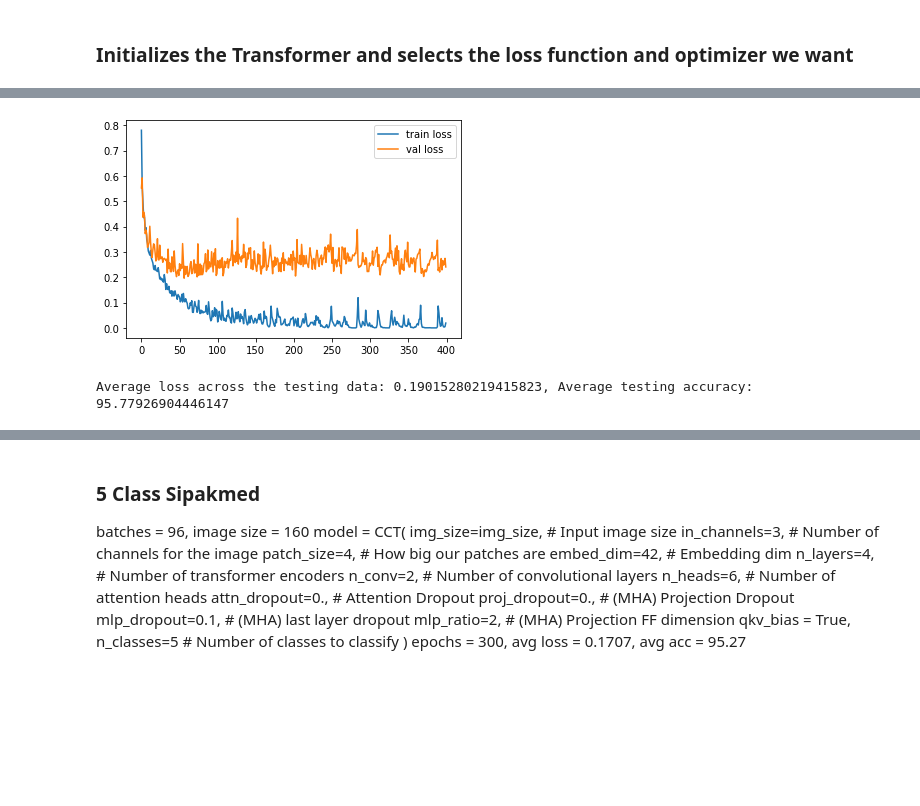
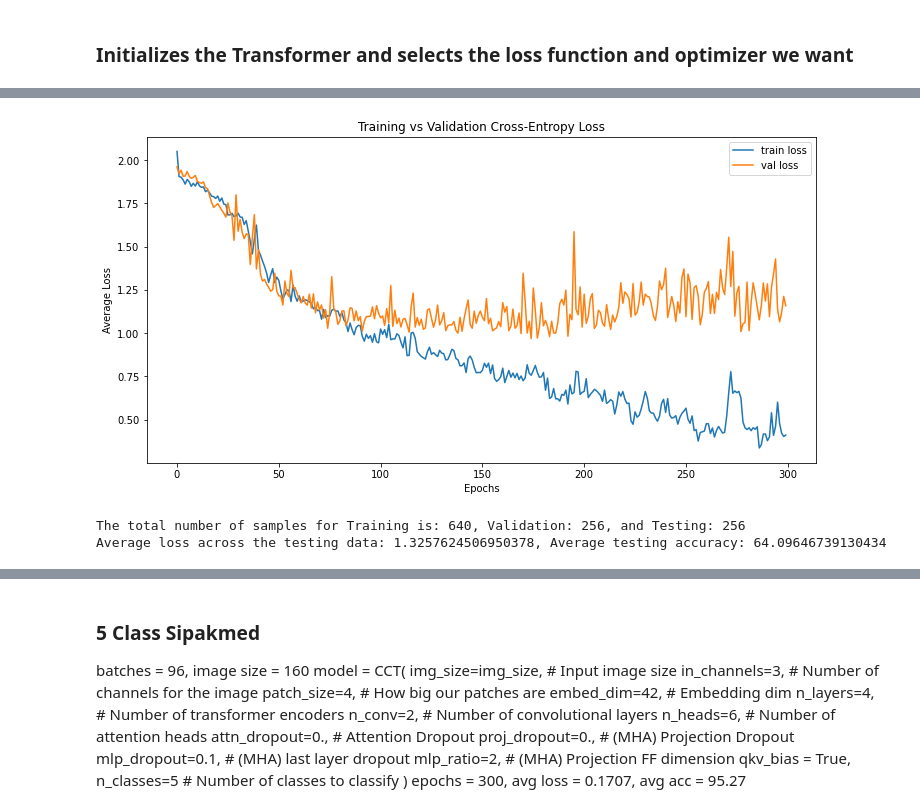
Before and after one commit to TFielloii/ERAU_MA540_Team5, a Jupyter notebook: CCT_Cervical_Cancer.ipynb, the cells around one changed output, grey strips where cells are left out. Cells and saved outputs as stored; diff of their text form; code cells hidden in the pictures; blank space fills up the shorter version.

```diff
--- a/CCT_Cervical_Cancer.ipynb
+++ b/CCT_Cervical_Cancer.ipynb
@@ -636,11 +640,12 @@ def concat_data(batch_size=128, img_size=32):
     return(Dtr, Dva, Dte)
 # %%
 #The corresponding class labels
-batch_size=64
-img_size=84
-classes = ('Benign', 'Normal', 'Abnormal')
+batch_size=128
+img_size=64
+#classes = ('Benign', 'Normal', 'Abnormal')
 #classes = ('Superficial-Intermediate','Parabasal','Koilocytotic','Dyskeratotic','Metaplastic')
-#classes = ('Superficial-Squamous-Epithelial','Intermediate-Squamous-Epithelial','Columnar-Epithelial','Mild-Squamous-Non-Keratinizing-Dysplasia',
-#           'Moderate-Squamous-Non-Keratinizing-Dysplasia','Severe-Squamous-Non-Keratinizing-Dysplasia','Squamous-Cell-Carcinoma-in-situ-Intermediate')
+classes = ('Superficial-Squamous-Epithelial','Intermediate-Squamous-Epithelial','Columnar-Epithelial','Mild-Squamous-Non-Keratinizing-Dysplasia',
+           'Moderate-Squamous-Non-Keratinizing-Dysplasia','Severe-Squamous-Non-Keratinizing-Dysplasia','Squamous-Cell-Carcinoma-in-situ-Intermediate')
+
+n_classes = len(classes)
 Dtr, Dva, Dte = concat_data(batch_size=batch_size, img_size=img_size)
-print('The total number of samples for Training is: {}, Validation: {}, and Testing: {}'.format(len(Dtr)*batch_size, len(Dva)*batch_size, len(Dte)*batch_size))
@@ -703,6 +706,7 @@ def batch_gd(model, loss_fn, optimizer, train_loader, val_loader, epochs):
   model.to(device)
   train_losses = np.zeros(epochs)
   val_losses = np.zeros(epochs)
+  avg_epoch = []
 
   for it in range(epochs):
     model.train()
@@ -763,9 +767,10 @@ def batch_gd(model, loss_fn, optimizer, train_loader, val_loader, epochs):
     val_losses[it] = val_loss
 
     dt = datetime.now() - t0
+    avg_epoch.append(dt)
 
     print(f'Epoch {it+1}/{epochs}, Train Loss: {train_loss:.4f}, Train Accuracy: {(100*tr_acc):.3f} \
-      Val Loss: {val_loss:.4f}, Val Accuracy: {(100*val_acc):.3f}, Duration: {dt}')
+      Val Loss: {val_loss:.4f}, Val Accuracy: {(100*val_acc):.3f}, Duration: {dt}, Avg_Epoch: {np.mean(avg_epoch)}')
 
   return train_losses, val_losses
 # %% [markdown]
@@ -784,10 +789,10 @@ model = CCT(
         mlp_dropout=0.1,        # (MHA) last layer dropout
         mlp_ratio=1,    # (MHA) Projection FF dimension
         qkv_bias = True,
-        n_classes=3     # Number of classes to classify
+        n_classes=n_classes     # Number of classes to classify
         )
 loss_fn = nn.CrossEntropyLoss()
 optimizer = torch.optim.Adam(model.parameters())
 # %%
-train_losses, val_losses = batch_gd(model, loss_fn, optimizer, Dtr, Dva, epochs=400)
+train_losses, val_losses = batch_gd(model, loss_fn, optimizer, Dtr, Dva, epochs=300)
 # %% [output]
@@ -817,16 +822,22 @@ imshow(images[:7], labels[:7], predicted[:7])
 # %%
 # Plot the train loss and test loss per iteration
+plt.figure(figsize=(12, 6))
 plt.plot(train_losses, label='train loss')
 plt.plot(val_losses, label='val loss')
+plt.title('Training vs Validation Cross-Entropy Loss')
+plt.xlabel('Epochs')
+plt.ylabel('Average Loss')
 plt.legend()
 plt.show()
 # %% [output]
-[figure, old version]
+[figure, new version]
 # %%
 test_loss = []
 test_acc = []
 n_correct = 0.
 n_total = 0.
+confusion_matrix = np.zeros((n_classes, n_classes))
+
 model.eval()
 with torch.no_grad():
     for inputs, targets in Dte:
@@ -839,12 +850,16 @@ with torch.no_grad():
         # Updates the accuracy with every pass
         n_correct += (out_label == targets).sum().item()
         n_total += targets.shape[0]
+        for t, p in zip(targets.view(-1), out_label.view(-1)):
+                confusion_matrix[t.long(), p.long()] += 1
         test_acc.append(n_correct / n_total)
 
         loss = loss_fn(outputs, targets)
         test_loss.append(loss.item())
 test_loss = np.mean(test_loss)
 avg_acc = np.mean(test_acc)*100
+print('The total number of samples for Training is: {}, Validation: {}, and Testing: {}'.format(len(Dtr)*batch_size, len(Dva)*batch_size, len(Dte)*batch_size))
 print('Average loss across the testing data: {}, Average testing accuracy: {}'.format(test_loss, avg_acc))
 # %% [output]
-Average loss across the testing data: 0.19015280219415823, Average testing accuracy: 95.77926904446147
+The total number of samples for Training is: 640, Validation: 256, and Testing: 256
+Average loss across the testing data: 1.3257624506950378, Average testing accuracy: 64.09646739130434
```
Also changed, not shown: parts of 8 cells of this notebook, 2 other files.
